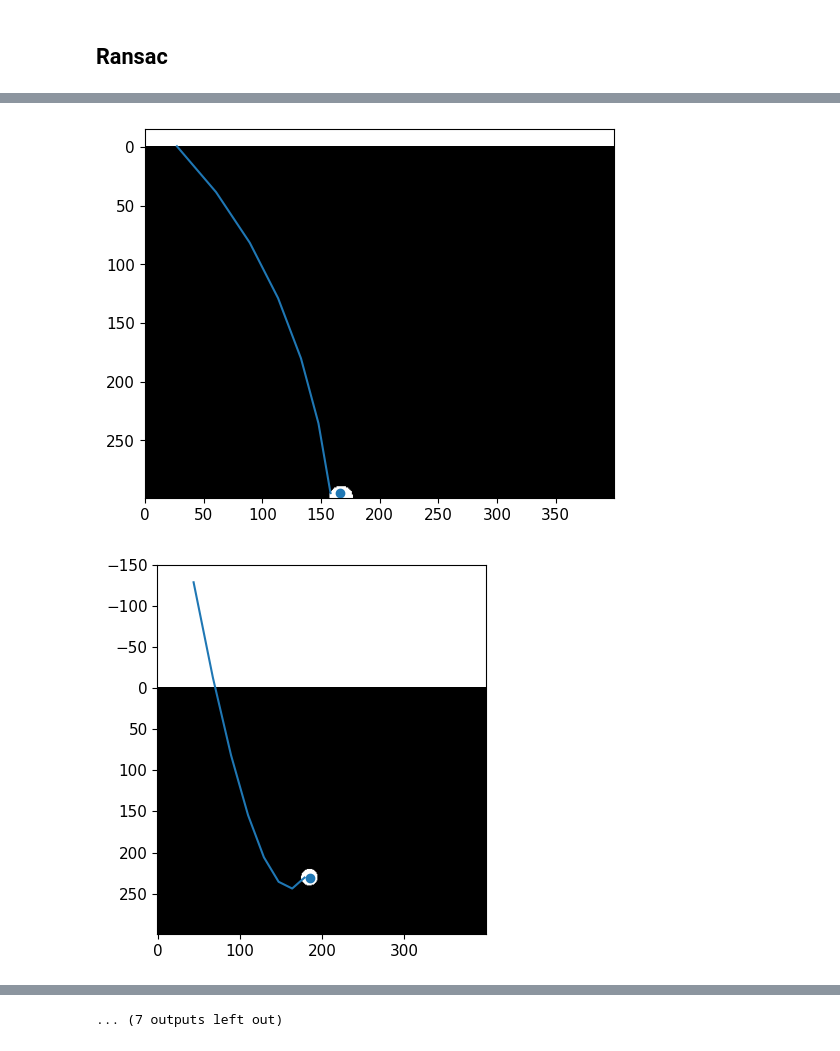
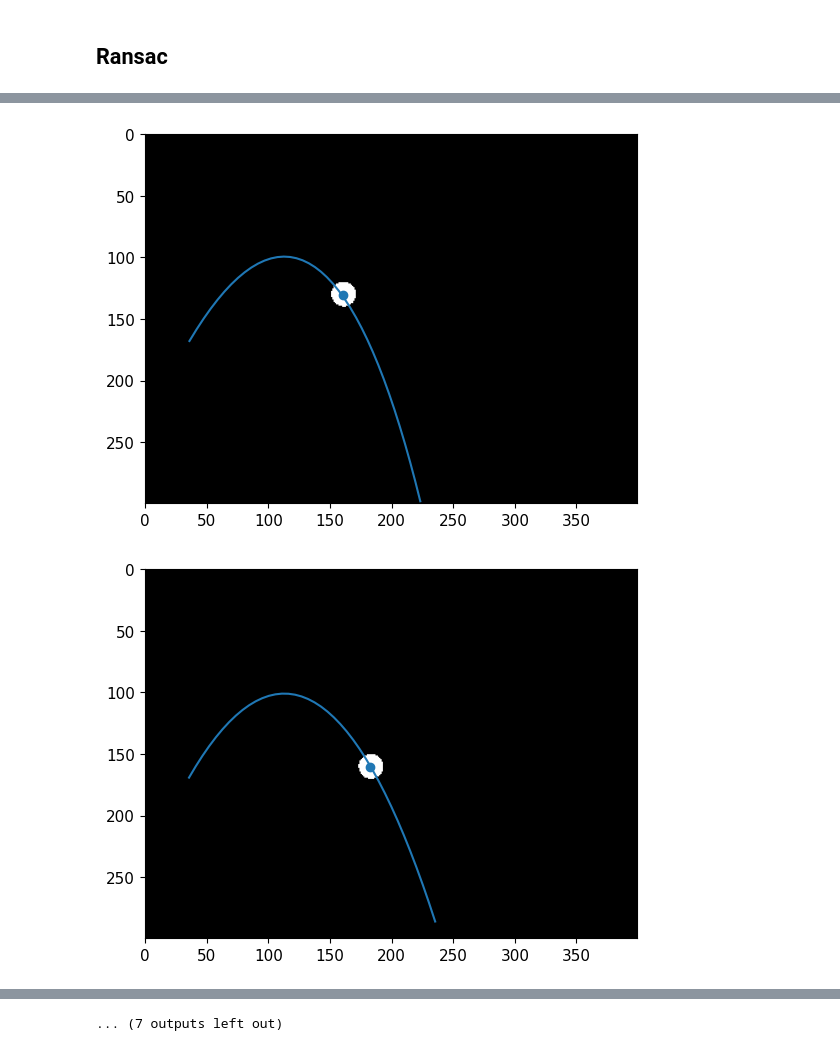
Before and after one commit to sivaturi68/cs482-final-proj, a Jupyter notebook: src.ipynb, the cells around one changed output, grey strips where cells are left out. Cells and saved outputs as stored; diff of their text form; code cells hidden in the pictures.

Commit message:
slightly improved trajectory

```diff
--- a/src.ipynb
+++ b/src.ipynb
@@ -400,15 +400,15 @@ valid_bb_indices[-10:]
 # %% [markdown]
 ## Example Ball
 # %%
-ball_pos = [20, 20]
+ball_pos = [20, 200]
 ball_radius = 10
-ball_vel = [20, 0]
+ball_vel = [20, -50]
 
 grav = 10
 
 def draw_ball():
     world = np.zeros((300, 400), dtype='float32')
-    noise = np.random.random(size=(2)) * 10
+    noise = np.random.random(size=(2)) * 3
     bx, by = ball_pos
 
     for py in range(300):
@@ -433,6 +433,8 @@ for i in range(25):
     frame = draw_ball()
     if frame[frame != 0].size > 0:
         frames.append(frame)
+    else:
+        break
 
     plt.figure()
     plt.imshow(frames[-1], vmin=0, vmax=1)
@@ -518,6 +534,7 @@ def ransac_quad(xs, ys):
 # %%
 from sklearn.linear_model import LinearRegression, RANSACRegressor
 
+calculation_frames = 3
 detected_points = []
 for t, frame in enumerate(frames):
     avg = np.mean(np.argwhere(frame != 0), axis=0)
@@ -527,18 +544,29 @@ for t, frame in enumerate(frames):
     plt.imshow(frame, cmap='grey')
     plt.scatter([avg[1]], [avg[0]])
 
-    if t < 5:
+    if calculation_frames > 0:
+        calculation_frames -= 1
         continue
 
-    ts = np.arange(0, t + 1)
-    xs = [x for (x,y) in detected_points]
-    ys = [y for (x,y) in detected_points]
+    last_n = min(5, t)
+
+    ts = np.arange(0, t + 1)[-last_n:]
+    xs = [x for (x,y) in detected_points[-last_n:]]
+    ys = [y for (x,y) in detected_points[-last_n:]]
 
     x_coeffs = ransac_quad(ts, xs)
     y_coeffs = ransac_quad(ts, ys)
 
-    sample_ts = np.arange(0, 100)
-    predicted_xs = [calc_quad(x_coeffs, t) for t in ts]
-    predicted_ys = [calc_quad(y_coeffs, t) for t in ts]
-    plt.plot(predicted_ys, predicted_xs)
+    sample_ts = np.linspace(0, 25, 100)
+    predicted_xs = [calc_quad(x_coeffs, t) for t in sample_ts]
+    predicted_ys = [calc_quad(y_coeffs, t) for t in sample_ts]
+
+    trajectory_points = []
+    for x,y in zip(predicted_xs, predicted_ys):
+        if x > 0 and x < 300 and y > 0 and y < 400:
+            trajectory_points.append((x, y))
+
+    trajectory_points = np.array(trajectory_points)
+
+    plt.plot(trajectory_points[:, 1], trajectory_points[:, 0])
 # %% [output]
@@ -551,2 +579,2 @@ for t, frame in enumerate(frames):
-[figure, old version]
+[figure, new version]
-[figure, old version]
+[figure, new version]
```
Also changed, not shown: parts of 2 cells of this notebook.
